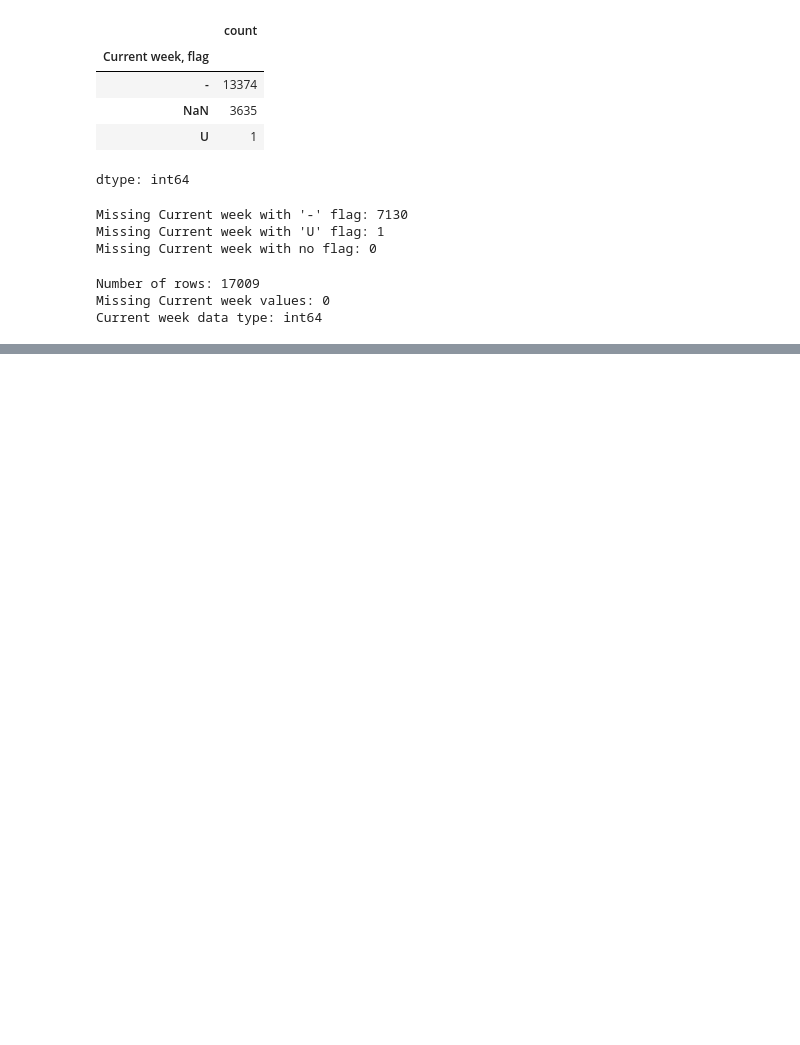
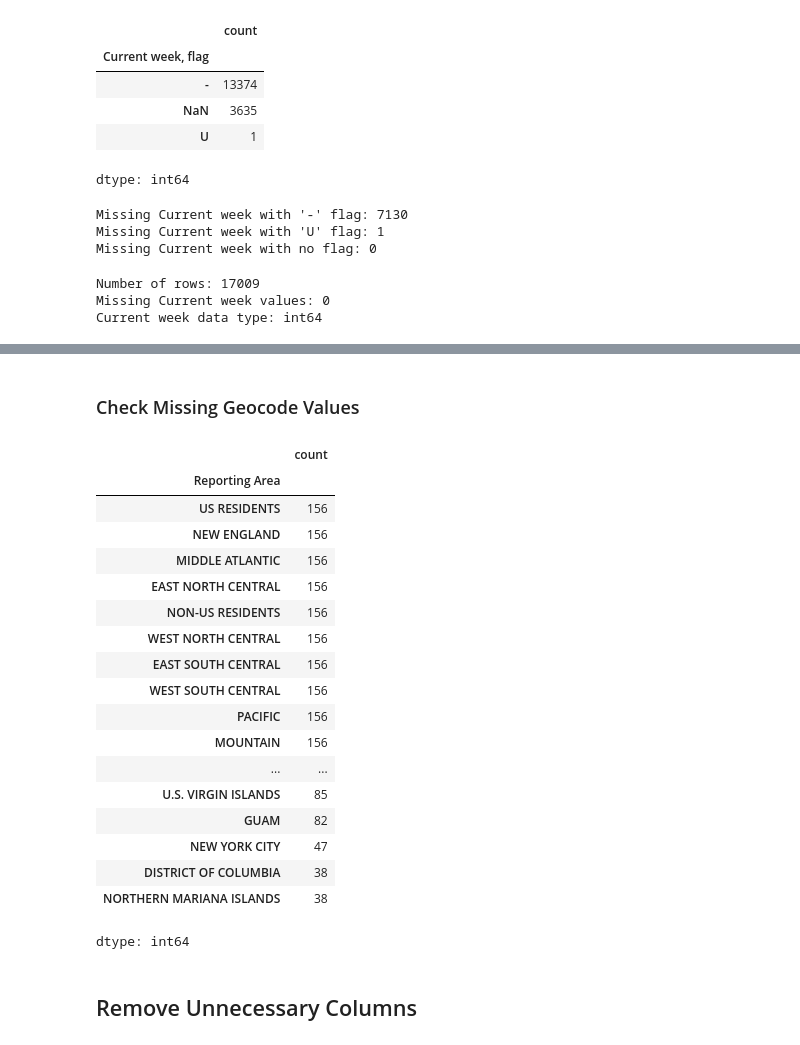
Before and after one commit to swirita/Disease-Forecasting, a Jupyter notebook: notebooks/01_preparing_data.ipynb, the cells around one changed output, grey strips where cells are left out. Drawn from its saved outputs; the diff is of its cells as text; code cells hidden in the pictures; blank space fills up the shorter version.

```diff
--- a/notebooks/01_preparing_data.ipynb
+++ b/notebooks/01_preparing_data.ipynb
@@ -140,0 +292,3 @@ Current week data type: int64
+# %%
+# Drop Locations because Reporting Area = Location
+df.drop(columns=["LOCATION1", "LOCATION2", "Location"],inplace=True)
@@ -140,0 +315,25 @@ Current week data type: int64
+# %% [markdown]
+### Check Missing Geocode Values
+# %%
+# Check which reporting areas have missing geocode values
+df[df["geocode"].isna()]["Reporting Area"].value_counts()
+# %% [output]
+|  | count |
+| Reporting Area |  |
+| US RESIDENTS | 156 |
+| NEW ENGLAND | 156 |
+| MIDDLE ATLANTIC | 156 |
+| EAST NORTH CENTRAL | 156 |
+| NON-US RESIDENTS | 156 |
+| WEST NORTH CENTRAL | 156 |
+| EAST SOUTH CENTRAL | 156 |
+| WEST SOUTH CENTRAL | 156 |
+| PACIFIC | 156 |
+| MOUNTAIN | 156 |
+| ... | ... |
+| U.S. VIRGIN ISLANDS | 85 |
+| GUAM | 82 |
+| NEW YORK CITY | 47 |
+| DISTRICT OF COLUMBIA | 38 |
+| NORTHERN MARIANA ISLANDS | 38 |
+dtype: int64
@@ -140,0 +343,2 @@ Current week data type: int64
+# %% [markdown]
+## Remove Unnecessary Columns
```
Also changed, not shown: parts of 34 cells of this notebook.
